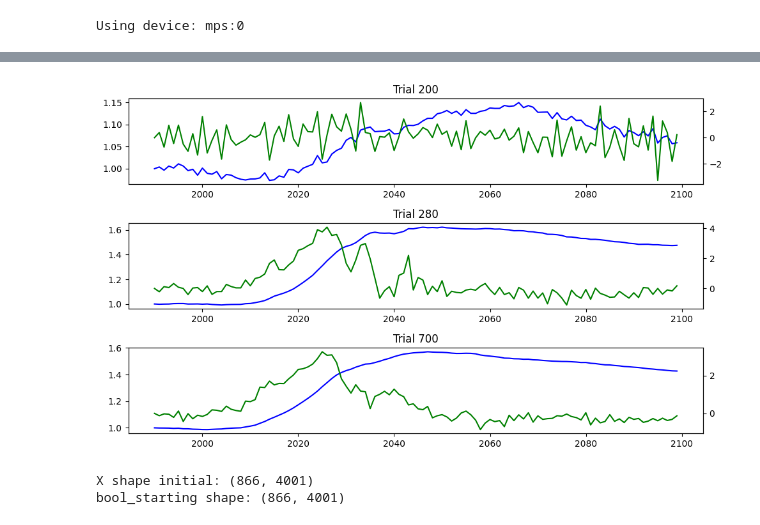
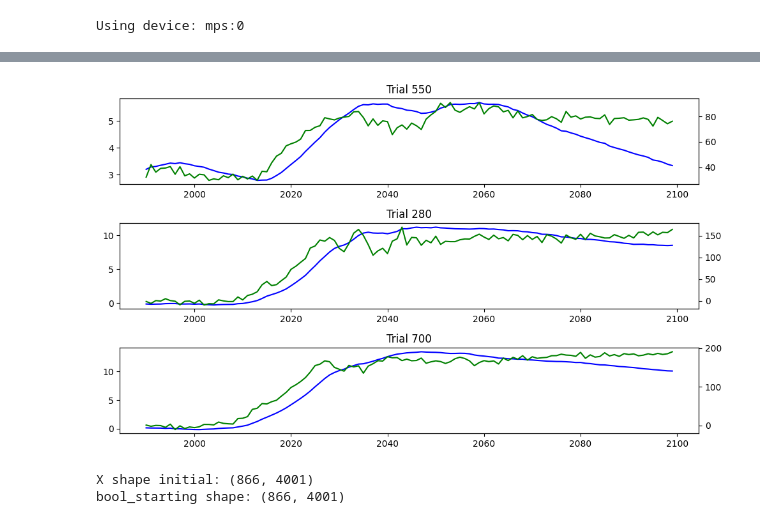
Before and after one commit to shunnnli/PhotometryClamp, a Jupyter notebook: PhotometryModel_rh20250212.ipynb, the cells around one changed output, grey strips where cells are left out. Cells and saved outputs as stored; diff of their text form; code cells hidden in the pictures.

```diff
--- a/PhotometryModel_rh20250212.ipynb
+++ b/PhotometryModel_rh20250212.ipynb
@@ -611,37 +613,53 @@ class PID:
         return outputs
 # %%
 # Plot 3 samples around event (for PID analysis)
-plotIdx = [200, 280, 700]
+plotIdx = [550, 280, 700]
 time_range = (-50, 500)
 Fs = 200
-normalize = True
+normalize = 'zscore'
+
+# Calculate baseline & baseline std
+trial_baseline = np.mean(combined_data[plotIdx,0:2000], axis=1)
+trial_std = np.std(combined_data[plotIdx,0:2000], axis=1)
 
 plt.figure(figsize=(10, 6))
 plot_window = np.arange(time_range[0]*Fs/1000 + 2000, time_range[1]*Fs/1000 + 2000, dtype=int)
 for i in range(3):
     plt.subplot(3, 1, i+1)
 
     # Compute the trace and control signal
-    pid = PID(kp=0, ki=0.0, kd=100, output_range=(-np.inf, np.inf), direction='reverse')
-    trace = combined_data[plotIdx[i],plot_window]
-    if normalize:
-        baseline = trace[0]
-        trace = trace/baseline
-        diff_trace = np.diff(trace, prepend=1)
-        pid_output = pid.compute_from_signal(baseline, trace)
+    pid = PID(kp=10, ki=0.1, kd=100, output_range=(-np.inf, np.inf), direction='reverse')
+    raw_trace = combined_data[plotIdx[i],plot_window]
+    baseline = trial_baseline[i]
+
+    if normalize == 'zscore':
+        trace_zscore = (raw_trace - baseline) / trial_std[i]
+        trace = trace_zscore
+        diff_trace = np.diff(trace, prepend=trace[0])
+        pid_output = pid.compute_from_signal(0, trace)
+    elif normalize == 'baseline':
+        trace = raw_trace / baseline
+        diff_trace = np.diff(trace, prepend=trace[0])
+        pid_output = pid.compute_from_signal(1, trace)
+    elif normalize == 'std':
+        trace = raw_trace / trial_std[i]
+        diff_trace = np.diff(trace, prepend=trace[0])
+        pid_output = pid.compute_from_signal(baseline/trial_std[i], trace)
     else:
+        trace = raw_trace
         diff_trace = np.diff(trace, prepend=trace[0])
         pid_output = pid.compute_from_signal(baseline, trace)
+
 
     # Plot the trace
     plt.plot(plot_window, trace, 'b')
     plt.twinx()
     plt.plot(plot_window, pid_output, 'g')
     plt.title(f"Trial {plotIdx[i]}")
 plt.tight_layout()
 plt.show()
 # %% [output]
-[figure, old version]
+[figure, new version]
 # %%
 # # Data featurization
 # idx_rewardOnset = 2000
```
Also changed, not shown: parts of 1 cell of this notebook, 2 other files.
